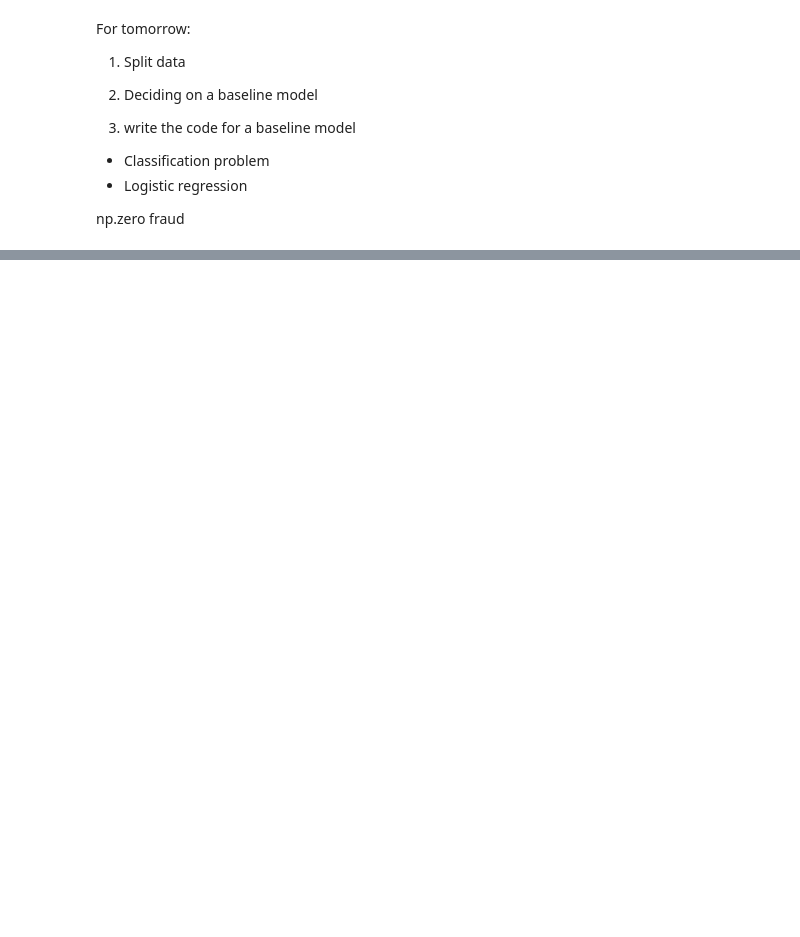
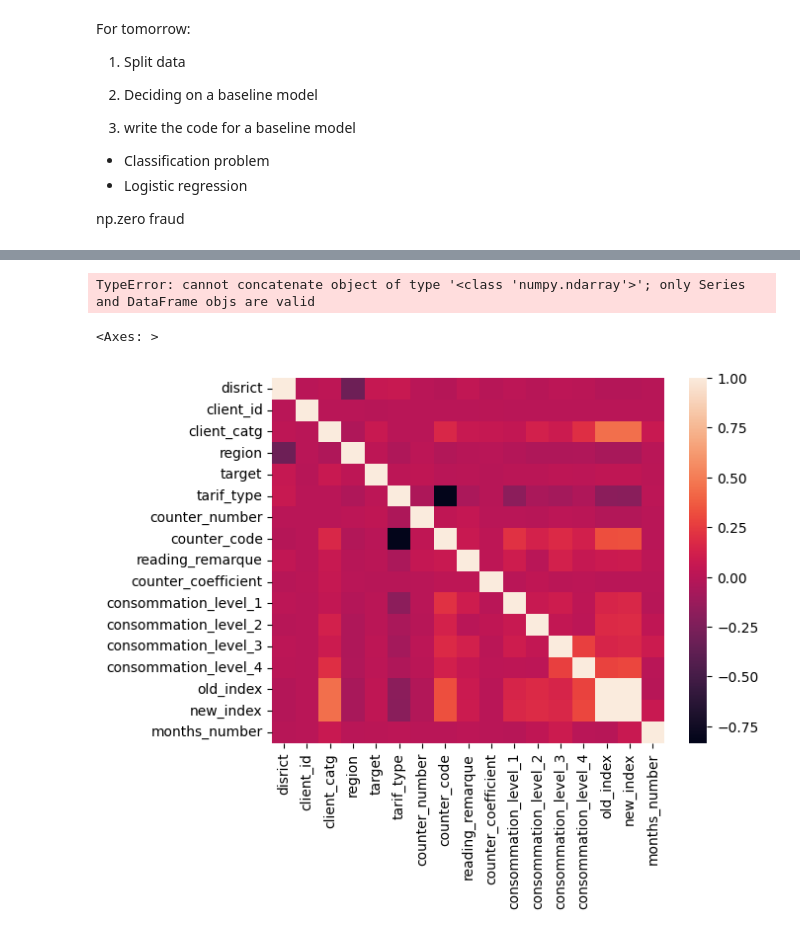
Before and after one commit to TomPreto/Fraud-Detection-ML, a Jupyter notebook: ExploringDataAndCleaning.ipynb, the cells around one changed output, grey strips where cells are left out. Drawn from its saved outputs; the diff is of its cells as text; code cells hidden in the pictures; blank space fills up the shorter version.

```diff
--- a/ExploringDataAndCleaning.ipynb
+++ b/ExploringDataAndCleaning.ipynb
@@ -223,0 +248,4 @@ dfw = pd.merge(dfc, dfi, on = 'client_id', how = 'inner')
+# %%
+# 3.1.3 remove the strings from the client id column and turn it into an integer
+
+dfw['client_id'] =  dfw['client_id'].replace('train_Client_', '', regex=True)
@@ -241,0 +482,13 @@ np.zero fraud
+# %%
+for_heatmap = pd.concat([X_train_scaled, y_train.astype()], axis = 1)
+# %% [output]
+TypeError: cannot concatenate object of type '<class 'numpy.ndarray'>'; only Series and DataFrame objs are valid
+# %%
+# 4.5 Create a correlation heatmap with only the scaled data
+
+# concat the X_train_scaled with the y_train
+
+sns.heatmap(dfw.drop(['creation_date','invoice_date','counter_statue', 'counter_type'], axis = 1).corr())
+# %% [output]
+<Axes: >
+[figure, added]
```
Also changed, not shown: parts of 65 cells of this notebook.
